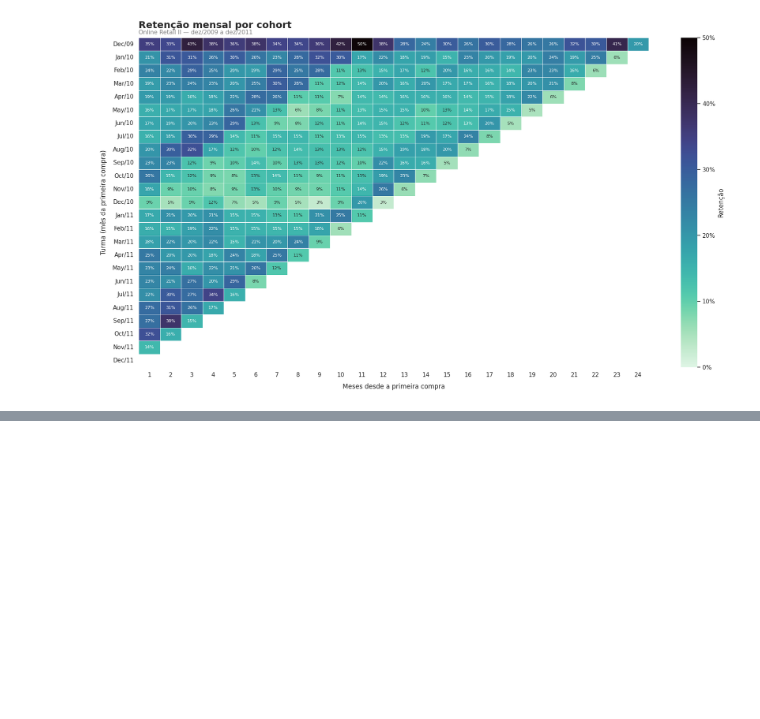
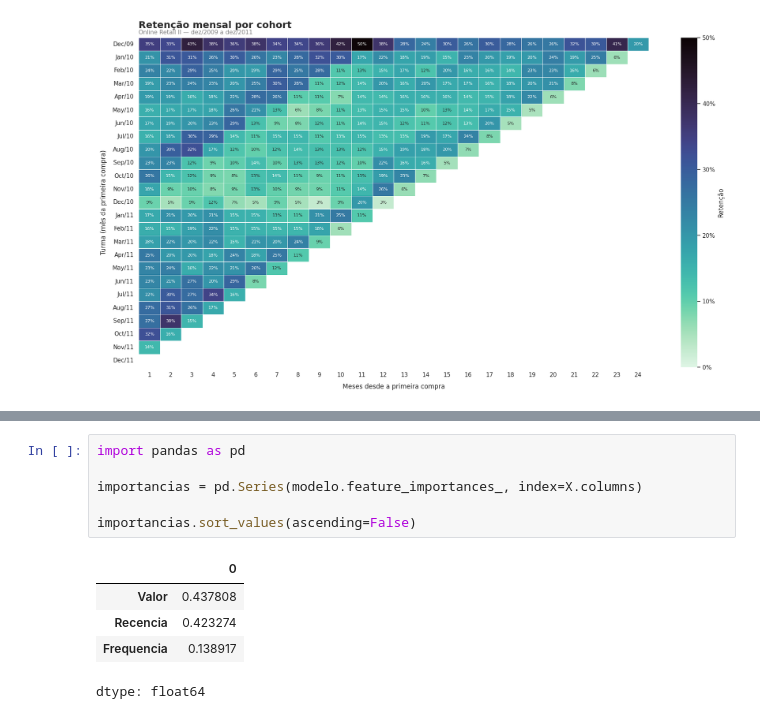
Before and after one commit to Victor-Castrol/projeto-2-cohort-churn, a Jupyter notebook: 01_exploracao.ipynb, the cells around one changed output, grey strips where cells are left out. Cells and saved outputs as stored; diff of their text form; blank space fills up the shorter version.

```diff
--- a/01_exploracao.ipynb
+++ b/01_exploracao.ipynb
@@ -223,0 +322,12 @@ plt.show()
+# %%
+import pandas as pd
+
+importancias = pd.Series(modelo.feature_importances_, index=X.columns)
+
+importancias.sort_values(ascending=False)
+# %% [output]
+|  | 0 |
+| Valor | 0.437808 |
+| Recencia | 0.423274 |
+| Frequencia | 0.138917 |
+dtype: float64
```
Also changed, not shown: parts of 9 cells of this notebook.
